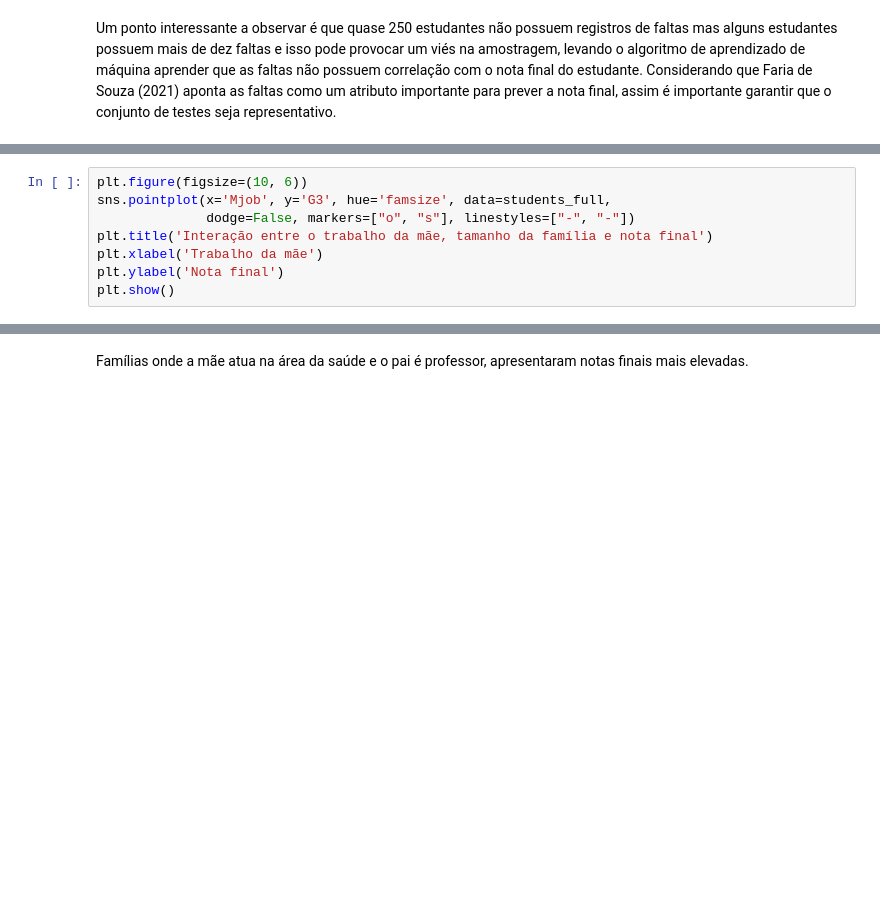
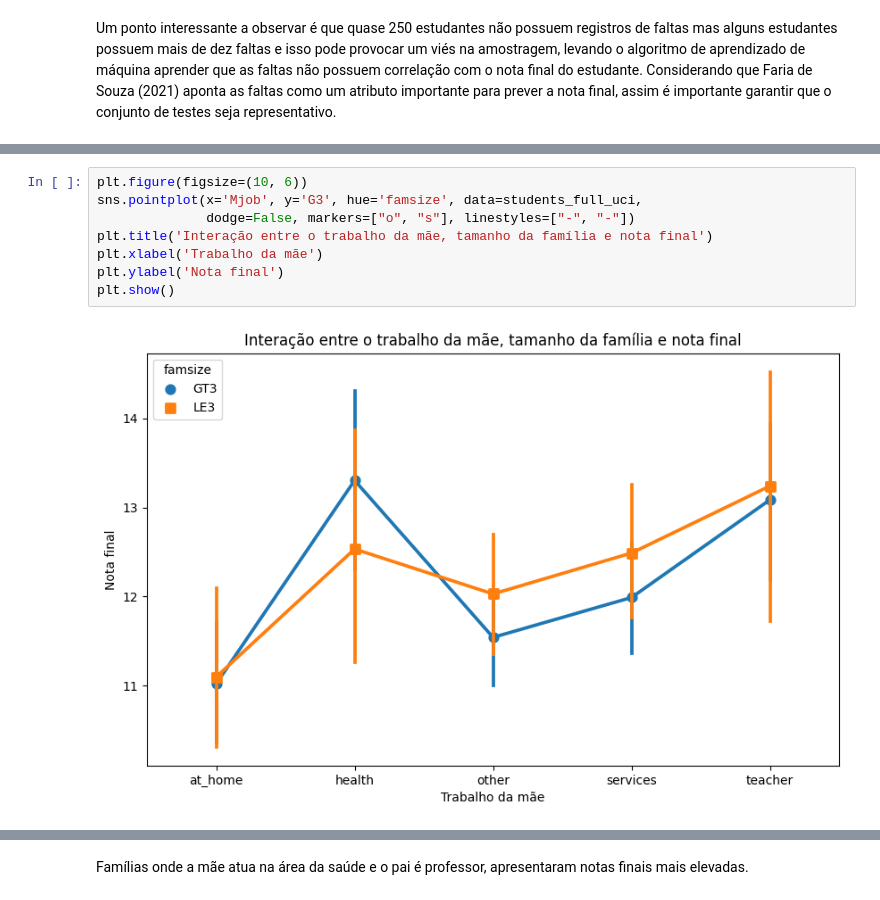
Before and after one commit to emanoelopes/progpy, a Jupyter notebook: uci-dt-studentsperformanceprediction.ipynb, the cells around one changed output, grey strips where cells are left out. Saved outputs shown, nothing was run; the diff lists cells and outputs as text; blank space fills up the shorter version.

```diff
--- a/uci-dt-studentsperformanceprediction.ipynb
+++ b/uci-dt-studentsperformanceprediction.ipynb
@@ -185,10 +256,12 @@ plt.show()
 # %%
 plt.figure(figsize=(10, 6))
-sns.pointplot(x='Mjob', y='G3', hue='famsize', data=students_full,
+sns.pointplot(x='Mjob', y='G3', hue='famsize', data=students_full_uci,
               dodge=False, markers=["o", "s"], linestyles=["-", "-"])
 plt.title('Interação entre o trabalho da mãe, tamanho da família e nota final')
 plt.xlabel('Trabalho da mãe')
 plt.ylabel('Nota final')
 plt.show()
+# %% [output]
+[figure, added]
 # %%
 plt.figure(figsize=(10, 6))
```
Also changed, not shown: parts of 20 cells of this notebook.
